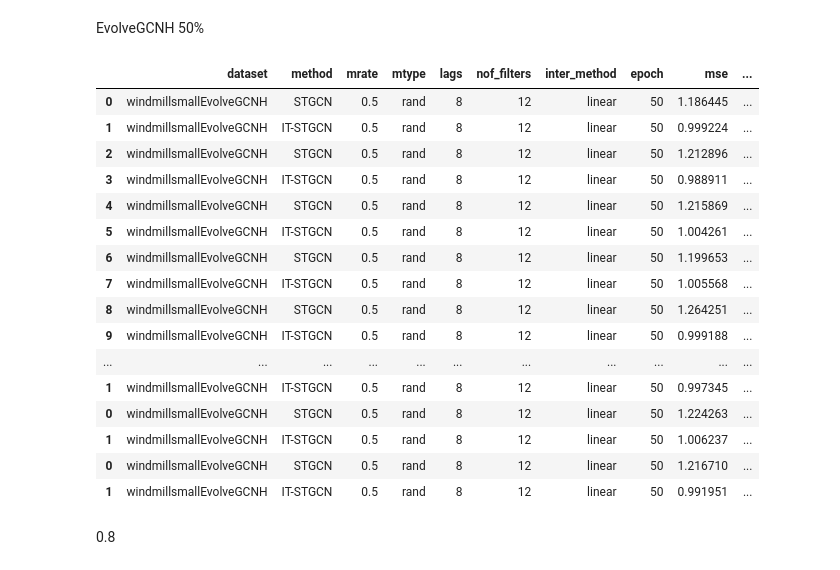
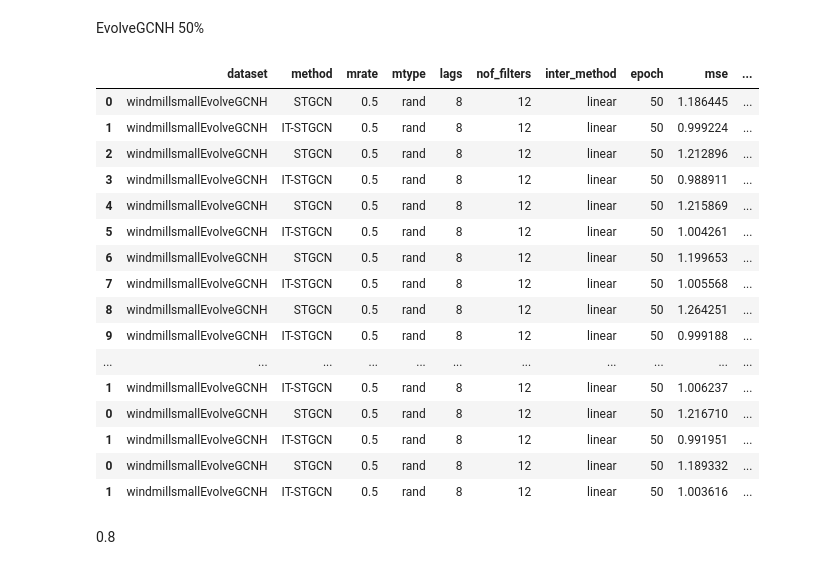
Before and after one commit to seoyeonc/ITTGNN_blog, a Jupyter notebook: posts/2_research/done.ipynb, the cells around one changed output. Cells and saved outputs as stored; diff of their text form; code cells hidden in the pictures.

```diff
--- a/posts/2_research/done.ipynb
+++ b/posts/2_research/done.ipynb
@@ -300,38 +305,39 @@ EvolveGCNH 50%
 # %%
 pd.concat([pd.read_csv('./simulation_results/EvolveGCNH50_186.csv').iloc[:,1:], # 186 7번
            pd.read_csv('./simulation_results/2024-02-20_04-53-21.csv'), # 8
            pd.read_csv('./simulation_results/2024-02-20_13-32-30.csv'), # 9
            pd.read_csv('./simulation_results/2024-02-20_21-59-56.csv'), # 10
            pd.read_csv('./simulation_results/2024-02-21_06-26-32.csv'), # 11
            pd.read_csv('./simulation_results/2024-02-21_18-00-55.csv'), # 12
            pd.read_csv('./simulation_results/2024-02-22_05-09-44.csv'), # 13
            pd.read_csv('./simulation_results/2024-02-22_16-52-55.csv'), # 14
            pd.read_csv('./simulation_results/2024-02-23_00-02-38.csv'), # 15
            pd.read_csv('./simulation_results/2024-02-23_07-04-20.csv'), # 16
            pd.read_csv('./simulation_results/2024-02-23_14-51-19.csv'), # 17
            pd.read_csv('./simulation_results/2024-02-23_21-29-45.csv'), # 18
            pd.read_csv('./simulation_results/2024-02-24_06-36-54.csv'), # 19
            pd.read_csv('./simulation_results/2024-02-24_14-11-22.csv'), # 20
            pd.read_csv('./simulation_results/2024-02-24_15-29-41.csv'), # 21
+           pd.read_csv('./simulation_results/2024-02-25_01-43-07.csv'), # 22
           ]).assign(model='EvolveGCNH')
 # %% [output]
 |  | dataset | method | mrate | mtype | lags | nof_filters | inter_method | epoch | mse | ... |
 | 0 | windmillsmallEvolveGCNH | STGCN | 0.5 | rand | 8 | 12 | linear | 50 | 1.186445 | ... |
 | 1 | windmillsmallEvolveGCNH | IT-STGCN | 0.5 | rand | 8 | 12 | linear | 50 | 0.999224 | ... |
 | 2 | windmillsmallEvolveGCNH | STGCN | 0.5 | rand | 8 | 12 | linear | 50 | 1.212896 | ... |
 | 3 | windmillsmallEvolveGCNH | IT-STGCN | 0.5 | rand | 8 | 12 | linear | 50 | 0.988911 | ... |
 | 4 | windmillsmallEvolveGCNH | STGCN | 0.5 | rand | 8 | 12 | linear | 50 | 1.215869 | ... |
 | 5 | windmillsmallEvolveGCNH | IT-STGCN | 0.5 | rand | 8 | 12 | linear | 50 | 1.004261 | ... |
 | 6 | windmillsmallEvolveGCNH | STGCN | 0.5 | rand | 8 | 12 | linear | 50 | 1.199653 | ... |
 | 7 | windmillsmallEvolveGCNH | IT-STGCN | 0.5 | rand | 8 | 12 | linear | 50 | 1.005568 | ... |
 | 8 | windmillsmallEvolveGCNH | STGCN | 0.5 | rand | 8 | 12 | linear | 50 | 1.264251 | ... |
 | 9 | windmillsmallEvolveGCNH | IT-STGCN | 0.5 | rand | 8 | 12 | linear | 50 | 0.999188 | ... |
 | ... | ... | ... | ... | ... | ... | ... | ... | ... | ... | ... |
-| 1 | windmillsmallEvolveGCNH | IT-STGCN | 0.5 | rand | 8 | 12 | linear | 50 | 0.997345 | ... |
-| 0 | windmillsmallEvolveGCNH | STGCN | 0.5 | rand | 8 | 12 | linear | 50 | 1.224263 | ... |
 | 1 | windmillsmallEvolveGCNH | IT-STGCN | 0.5 | rand | 8 | 12 | linear | 50 | 1.006237 | ... |
 | 0 | windmillsmallEvolveGCNH | STGCN | 0.5 | rand | 8 | 12 | linear | 50 | 1.216710 | ... |
 | 1 | windmillsmallEvolveGCNH | IT-STGCN | 0.5 | rand | 8 | 12 | linear | 50 | 0.991951 | ... |
+| 0 | windmillsmallEvolveGCNH | STGCN | 0.5 | rand | 8 | 12 | linear | 50 | 1.189332 | ... |
+| 1 | windmillsmallEvolveGCNH | IT-STGCN | 0.5 | rand | 8 | 12 | linear | 50 | 1.003616 | ... |
 # %% [markdown]
 0.8
 # %%
```
Also changed, not shown: parts of 3 cells of this notebook, 5 other files.
